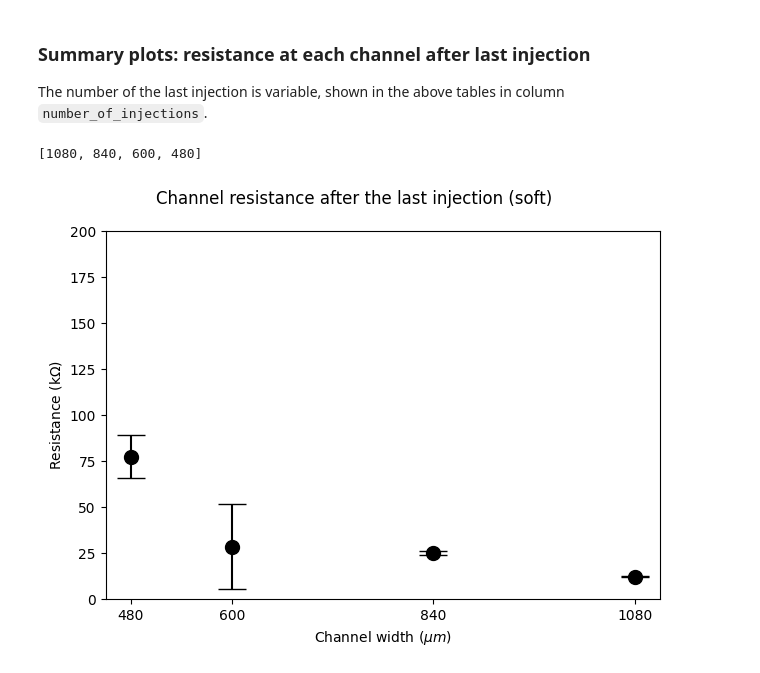
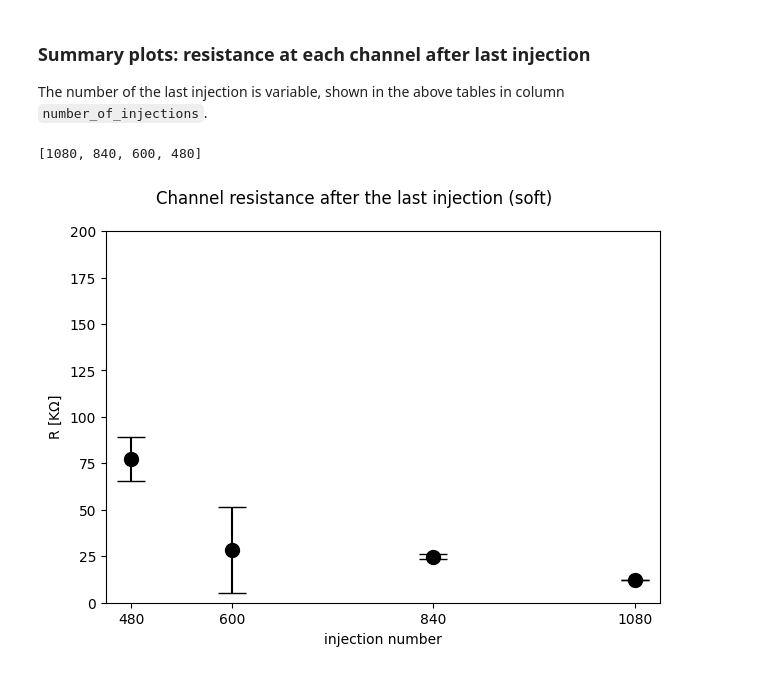
Before and after one commit to mkrause-nps/artificial-muscle, a Jupyter notebook: jupyter_notebooks/analise_thesis.ipynb, the cells around one changed output. Drawn from its saved outputs; the diff is of its cells as text; code cells hidden in the pictures.

```diff
--- a/jupyter_notebooks/analise_thesis.ipynb
+++ b/jupyter_notebooks/analise_thesis.ipynb
@@ -210,8 +82,9 @@ runner(data=data)
 ### Create a Pandas Dataframe for all _hard_ data
 # %%
 df = pd.DataFrame()
-channels = get_channel_list(data)
-for channel in channels:
-    df_ = pd.DataFrame(get_averaged_channel_data(filter_by_width(data, channel)))
+channel_widths = plotter_hard.get_channel_list()
+for channel_width in channel_widths:
+    data = plotter_hard.filter_by_width(width=channel_width)
+    df_ = pd.DataFrame(plotter_hard.get_averaged_channel_data(data))
     df = pd.concat([df_, df])
 # %% [output]
@@ -308,7 +183,7 @@ PlotUtils.plot_scatter(df_last_injection.chip_width, df_last_injection.y_data, y
 # %% [markdown]
 ## Get soft data
 # %%
-data = [
+data_soft = [
     (720, 1, 'soft'),
     (720, 3, 'soft'),
     (720, 5, 'soft'),
@@ -329,9 +204,11 @@ data = [
     (600, 5, 'soft'),
     (480, 2, 'soft'),
 ]
+plotter_soft = Plotter(data = data_soft, nrows = 1, ncols = 1,
+                       xlabel = "injection number", ylabel = 'R [K$\Omega$]',
+                       xlim = [0, 5], ylim = [0, 1e6], capsize = 10)
 # %% [markdown]
 ### Create plots for each data tuple
 # %%
-xlabel = "injection number"
-runner(data)
+plotter_soft.run_individual_chips()
 # %% [output]
@@ -350,9 +227,9 @@ runner(data)
 ... (7 outputs left out)
 # %%
 df = pd.DataFrame()
-channels = get_channel_list(data)
-print(channels)
-for channel in channels:
-    df_ = pd.DataFrame(get_averaged_channel_data(filter_by_width(data, channel)))
+channel_widths = plotter_soft.get_channel_list()
+for channel_width in channel_widths:
+    data = plotter_soft.filter_by_width(width=channel_width)
+    df_ = pd.DataFrame(plotter_soft.get_averaged_channel_data(data))
     df = pd.concat([df_, df])
 # %% [output]
@@ -418,23 +295,25 @@ The number of the last injection is variable, shown in the above tables in colum
 # %%
 print(df_last_injection.chip_width.to_list())
 title = 'Channel resistance after the last injection (soft)'
 xlabel = 'Channel width ($\mu m$)'
 ylabel = 'Resistance (k$\Omega$)'
 fig_format = 'png'
 
 # with linear y-scale
 figname = os.path.join(PlotUtils.glob_figpath, f'resistance_at_last_injection_soft_linear.{fig_format}')
 PlotUtils.plot_scatter(df_last_injection.chip_width, df_last_injection.y_data, yerr=df_last_injection.y_err,
-                       nrows=nrows, ncols=ncols, xlabel=xlabel, ylabel=ylabel,
+                       nrows=plotter_soft.nrows, ncols=plotter_soft.ncols,
+                       xlabel=plotter_soft.xlabel, ylabel=plotter_soft.ylabel, capsize=plotter_soft.capsize,
                        xticks=df_last_injection.chip_width.to_list(), title=title, figname=figname,
-                       fig_format=fig_format, ylim=[0, 200], capsize=capsize)
+                       fig_format=fig_format, ylim=[0, 200])
 
 # with logrithmic y-scale
 figname = os.path.join(PlotUtils.glob_figpath, f'resistance_at_last_injection_soft_logarithmic.{fig_format}')
 PlotUtils.plot_scatter(df_last_injection.chip_width, df_last_injection.y_data, yerr=df_last_injection.y_err,
-                       nrows=nrows, ncols=ncols, xlabel=xlabel, ylabel=ylabel,
+                       nrows=plotter_soft.nrows, ncols=plotter_soft.ncols,
+                       xlabel=plotter_soft.xlabel, ylabel=plotter_soft.ylabel, capsize=plotter_soft.capsize,
                        xticks=df_last_injection.chip_width.to_list(), title=title, figname=figname,
-                       fig_format=fig_format, ylim=[0, 200], yscale='log', capsize=capsize)
+                       fig_format=fig_format, ylim=[0, 200], yscale='log')
 # %% [output]
 [1080, 840, 600, 480]
-[figure, old version]
+[figure, new version]
```
Also changed, not shown: parts of 23 cells of this notebook.
